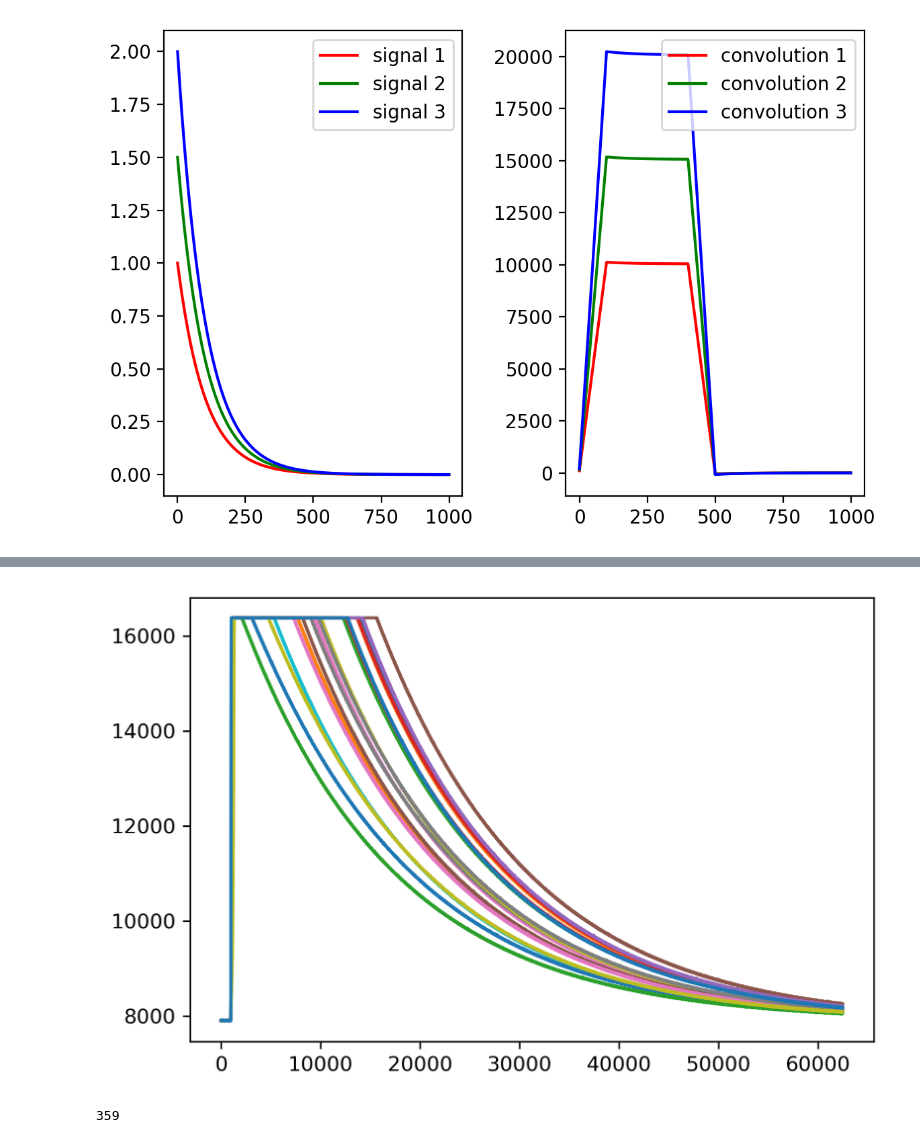
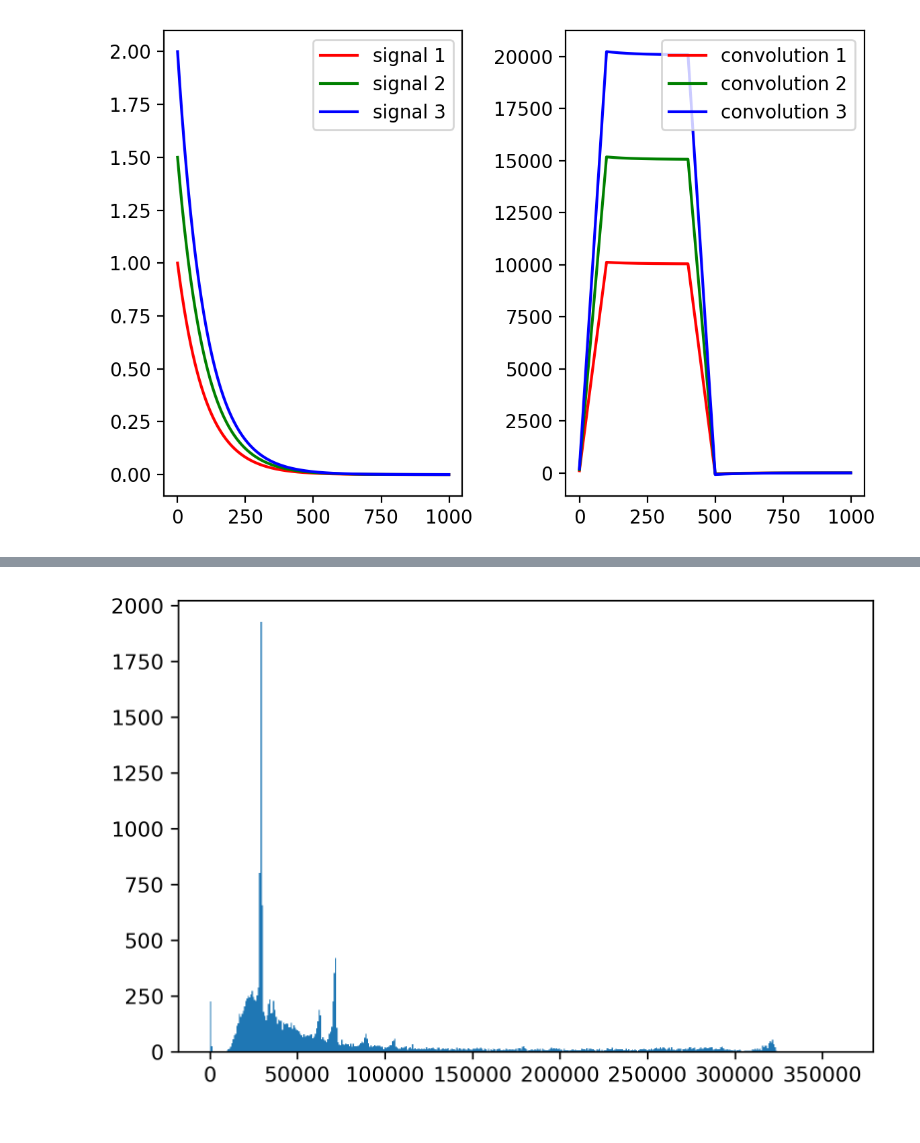
Before and after one commit to cllamb0/NE-204, a Jupyter notebook: Lab-1/NE-204_Lab-1.ipynb, the cells around one changed output, grey strips where cells are left out. Saved outputs shown, nothing was run; the diff lists cells and outputs as text; code cells hidden in the pictures.

Commit message:
Complete trapezoid creation and simple max height spectra

```diff
--- a/Lab-1/NE-204_Lab-1.ipynb
+++ b/Lab-1/NE-204_Lab-1.ipynb
@@ -71,8 +118,22 @@ for i in range(len(test_np)):
+# %%
+datas = []
+
+for i in range(27, 29):
+    f = h5py.File('/Users/raptor/Research/python3316/Data/Test-928/Co60-36in-1min_{}.h5'.format(i), 'r')
+    dataframe = pd.DataFrame(f['raw_data'])
+    data_np = dataframe.to_numpy()
+
+    datas.append(data_np)
+merge_data = np.concatenate(datas)
+
+fmerged = h5py.File('Data/Test-928/Co60-36in-2min.h5', 'w')
+fmerged.create_dataset('raw_data', data=merge_data)
+
+fmerged.close()
 # %%
 plt.figure(dpi=300)
-for i in tqdm(range(200)):
-    if i not in sat_i:
-        plt.plot(test_np[i])
-#plt.ylim(7800,8300)
+for i in range(250):
+    plt.plot(test_np[i])
+plt.ylim(7800, 9000)
 plt.show()
 # %% [output]
@@ -79,0 +141,10 @@ plt.show()
+# %%
+ra = 51
+peak, gap = 369, 200
+traps = []
+for i, pulse in enumerate(tqdm(test_np)):
+    if i not in sat_i:
+        fs = savgol_filter(pulse, ra, 0)
+
+        trap = s(fs, determine_rise(fs), 15000, peak, gap)
+        traps.append(trap)
@@ -80,12 +159,13 @@ plt.show()
+# %%
+spectra = []
+
+for trap in traps:
+    if max(trap) < 365000:
+        spectra.append(max(trap))
 # %%
 plt.figure(dpi=300)
-for i in tqdm(sat_i):
-    plt.plot(test_np[i])
-#plt.ylim(7800,8300)
+plt.hist(spectra, bins=500)
+#plt.semilogy()
 plt.show()
 # %% [output]
-[figure, old version]
+[figure, new version]
-# %%
-len(test_np)
-# %% [output]
-359
```
Also changed, not shown: parts of 24 cells of this notebook, 1 other file.
